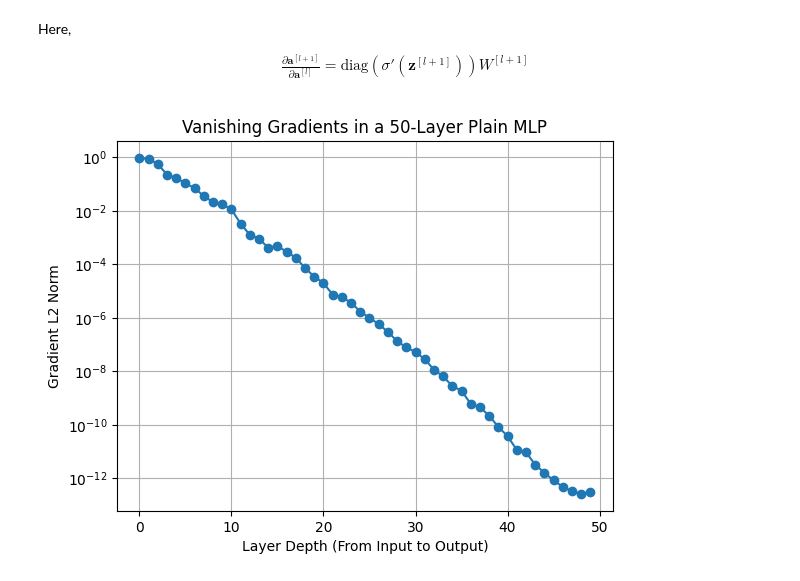
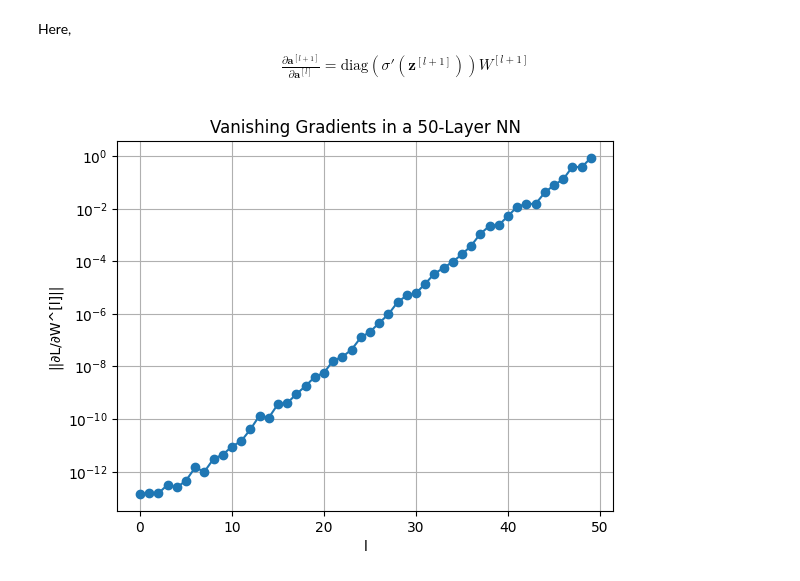
Before and after one commit to Shivam-3921/Connecting_ResNet_with_Neural_ODEs, a Jupyter notebook: SL_Final_Project.ipynb, the cells around one changed output. Drawn from its saved outputs; the diff is of its cells as text; code cells hidden in the pictures.

```diff
--- a/SL_Final_Project.ipynb
+++ b/SL_Final_Project.ipynb
@@ -51,66 +51,32 @@ $$
 \end{align*}
 $$
 # %%
+# implementing multi-layer perceptron
 class MLP(nn.Module):
     def __init__(self, in_features=10, hidden_features=10, out_features=1, num_layers=50):
         super(MLP, self).__init__()
 
         self.layers = nn.ModuleList()
 
-        # Layer 1: Fully Connected / Dense
+        # Layer 1: Linear
         self.layers.append(nn.Linear(in_features=in_features, out_features=hidden_features))
 
-        # Layers 2 to L-1: Fully Connected
+        # Layers 2 to L-1: Linear
         for _ in range(num_layers - 2):
             self.layers.append(nn.Linear(in_features=hidden_features, out_features=hidden_features))
 
-        # Layer L: Fully Connected Output
+        # Layer L: Linear Output
         self.layers.append(nn.Linear(in_features=hidden_features, out_features=out_features))
 
     def forward(self, x):
-        # Layer 1 to L-1: Dense -> Tanh
-        # Tanh is used here to easily demonstrate the vanishing gradient effect
+        # Flatten the input
         x = x.view(x.size(0), -1)
+
+        # Layer 1 to L-1: Linear -> Tanh
         for i in range(len(self.layers) - 1):
             x = F.tanh(self.layers[i](x))
 
-        # Layer L: Dense Output
+        # Layer L: Output Layer
         x = self.layers[-1](x)
 
         return x
-
-# Setup the experiment
-torch.manual_seed(42)
-model = MLP(in_features=10, hidden_features=10, out_features=1, num_layers=50)
-
-# Dummy data and loss
-x = torch.randn(1, 10)
-target = torch.tensor([[1.0]])
-criterion = nn.MSELoss()
-
-# Forward pass
-output = model(x)
-loss = criterion(output, target)
-
-# Backward pass
-loss.backward()
-
-# Extract gradient norms for each layer
-grad_norms = []
-for layer in model.layers:
-    norm = layer.weight.grad.norm().item()
-    grad_norms.append(norm)
-
-# Reverse the list so it plots from a[1] (first hidden layer) to a[L] (output layer)
-grad_norms.reverse()
-
-# Plotting the results
-plt.plot(grad_norms, marker='o')
-plt.title("Vanishing Gradients in a 50-Layer Plain MLP")
-plt.xlabel("Layer Depth (From Input to Output)")
-plt.ylabel("Gradient L2 Norm")
-plt.yscale("log")
-plt.grid(True)
-plt.show()
-# %% [output]
-[figure, removed]
@@ -117 +88,28 @@ plt.show()
+# %%
+# Multi-layer perceptron
+model = MLP(in_features=10, hidden_features=10, out_features=1, num_layers=50)
+
+# Forward pass
+output = model(x)
+loss = criterion(output, target)
+
+# Backward pass
+loss.backward()
+
+# Extract gradient norms for each layer
+gradient_norms = []
+for layer in model.layers:
+    norm = layer.weight.grad.norm().item()
+    gradient_norms.append(norm)
+
+# Plotting the results
+plt.plot(gradient_norms, marker='o')
+plt.title("Vanishing Gradients in a 50-Layer NN")
+plt.xlabel("l")
+plt.ylabel(f"||∂L/∂W^[l]||")
+plt.yscale("log")
+plt.grid(True)
+plt.show()
+# %% [output]
+[figure, added]
 # %%
```
Also changed, not shown: parts of 5 cells of this notebook.
